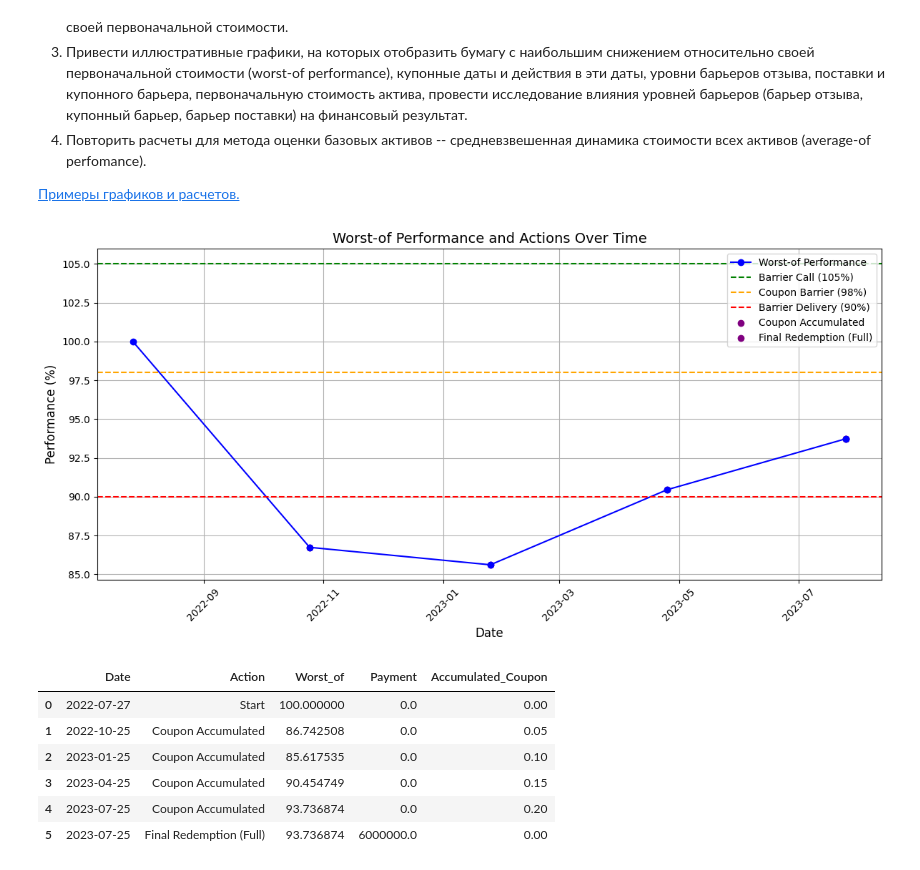
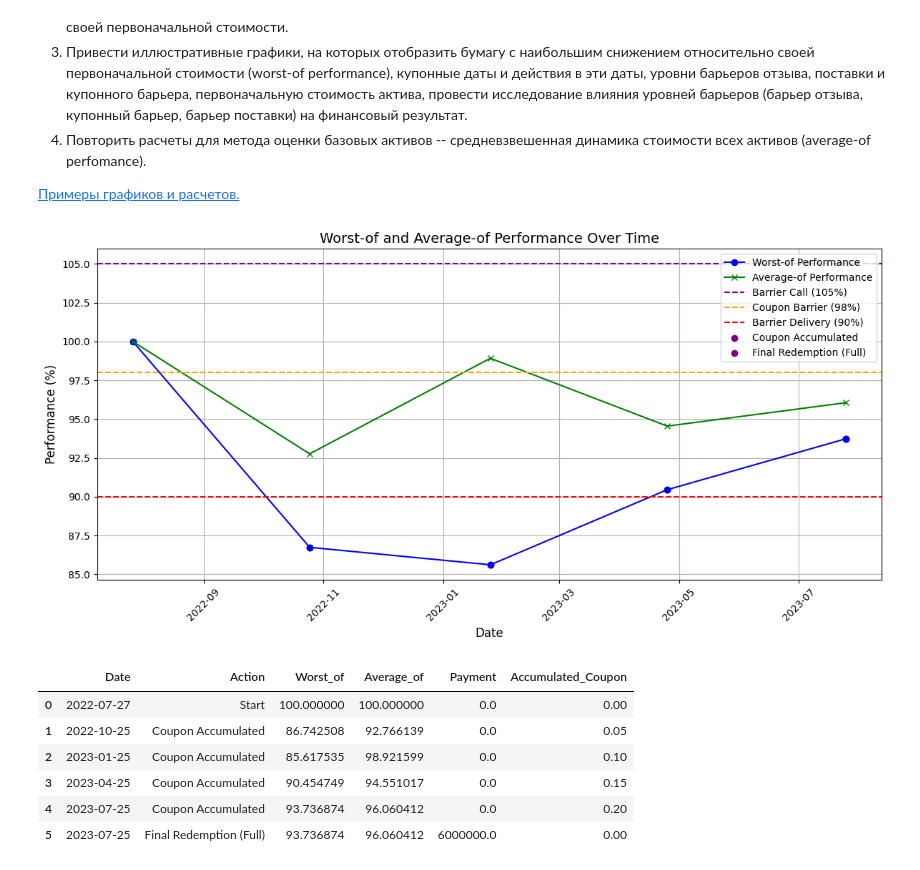
Before and after one commit to MiromanovDaniil/GSFP-labs, a Jupyter notebook: Lab_final_GSFP.ipynb, the cells around one changed output. Cells and saved outputs as stored; diff of their text form; code cells hidden in the pictures.

```diff
--- a/Lab_final_GSFP.ipynb
+++ b/Lab_final_GSFP.ipynb
@@ -45,7 +45,7 @@ def generate_prices(num_assets, dates, initial_price):
         initial_price (float): Initial price for all assets.
 
     Returns:
-        pd.DataFrame: Price data with an additional column for Worst-of Performance.
+        pd.DataFrame: Price data with additional columns for Worst-of and Average-of Performance.
     """
     np.random.seed(42)  # For reproducibility
     prices = pd.DataFrame(
@@ -55,6 +55,7 @@ def generate_prices(num_assets, dates, initial_price):
     )
     prices.iloc[0, :] = initial_price  # Set initial price at launch date
     prices["Worst_of"] = prices.min(axis=1)  # Calculate worst-of performance
+    prices["Average_of"] = prices.mean(axis=1)  # Calculate average-of performance
     return prices
 
 def calculate_autocall(prices, barrier_call, barrier_coupon, barrier_delivery, coupon_rate, invest_amount):
@@ -62,7 +63,7 @@ def calculate_autocall(prices, barrier_call, barrier_coupon, barrier_delivery, c
     Calculate payments and actions for the autocallable product.
 
     Parameters:
-        prices (pd.DataFrame): Price data including Worst-of Performance.
+        prices (pd.DataFrame): Price data including Worst-of and Average-of Performance.
         barrier_call (float): Call barrier (%).
         barrier_coupon (float): Coupon barrier (%).
         barrier_delivery (float): Delivery barrier (%).
@@ -70,7 +71,7 @@ def calculate_autocall(prices, barrier_call, barrier_coupon, barrier_delivery, c
         invest_amount (float): Investment amount.
 
     Returns:
-        pd.DataFrame: Results of payments and actions over time.
+        pd.DataFrame: Results of payments and actions over time, including Worst-of and Average-of Performance.
     """
     results = []
     accumulated_coupon = 0
@@ -78,12 +79,14 @@ def calculate_autocall(prices, barrier_call, barrier_coupon, barrier_delivery, c
 
     for i, (date, row) in enumerate(prices.iterrows()):
         worst_of = row["Worst_of"]
+        average_of = row["Average_of"]
 
         if i == 0:  # Start date
             results.append({
                 "Date": date,
                 "Action": "Start",
                 "Worst_of": worst_of,
+                "Average_of": average_of,
                 "Payment": 0,
                 "Accumulated_Coupon": 0
             })
@@ -94,6 +97,7 @@ def calculate_autocall(prices, barrier_call, barrier_coupon, barrier_delivery, c
                 "Date": date,
                 "Action": "Terminated",
                 "Worst_of": worst_of,
+                "Average_of": average_of,
                 "Payment": 0,
                 "Accumulated_Coupon": accumulated_coupon
             })
@@ -105,6 +109,7 @@ def calculate_autocall(prices, barrier_call, barrier_coupon, barrier_delivery, c
                 "Date": date,
                 "Action": "Early Redemption",
                 "Worst_of": worst_of,
+                "Average_of": average_of,
                 "Payment": payment,
                 "Accumulated_Coupon": 0
             })
@@ -116,6 +121,7 @@ def calculate_autocall(prices, barrier_call, barrier_coupon, barrier_delivery, c
                 "Date": date,
                 "Action": "Coupon Paid",
                 "Worst_of": worst_of,
+                "Average_of": average_of,
                 "Payment": payment,
                 "Accumulated_Coupon": 0
             })
@@ -125,6 +131,7 @@ def calculate_autocall(prices, barrier_call, barrier_coupon, barrier_delivery, c
                 "Date": date,
                 "Action": "Coupon Accumulated",
                 "Worst_of": worst_of,
+                "Average_of": average_of,
                 "Payment": 0,
                 "Accumulated_Coupon": accumulated_coupon
             })
@@ -132,6 +139,7 @@ def calculate_autocall(prices, barrier_call, barrier_coupon, barrier_delivery, c
     # Final redemption
     if not is_terminated:
         final_worst_of = prices.loc[prices.index[-1], "Worst_of"]
+        final_average_of = prices.loc[prices.index[-1], "Average_of"]
         if final_worst_of >= barrier_delivery:
             payment = (1 + accumulated_coupon) * invest_amount
             action = "Final Redemption (Full)"
@@ -142,18 +150,20 @@ def calculate_autocall(prices, barrier_call, barrier_coupon, barrier_delivery, c
             "Date": prices.index[-1],
             "Action": action,
             "Worst_of": final_worst_of,
+            "Average_of": final_average_of,
             "Payment": payment,
             "Accumulated_Coupon": 0
         })
 
     return pd.DataFrame(results)
 
+
 def plot_results(prices, results, barrier_call, barrier_coupon, barrier_delivery):
     """
-    Plot the Worst-of Performance and actions over time.
+    Plot the Worst-of and Average-of Performance along with actions over time.
 
     Parameters:
-        prices (pd.DataFrame): Price data including Worst-of Performance.
+        prices (pd.DataFrame): Price data including Worst-of and Average-of Performance.
         results (pd.DataFrame): Results of actions and payments.
         barrier_call (float): Call barrier (%).
         barrier_coupon (float): Coupon barrier (%).
@@ -161,43 +171,45 @@ def plot_results(prices, results, barrier_call, barrier_coupon, barrier_delivery
     """
     plt.figure(figsize=(12, 6))
 
-    # Plot Worst-of Performance
+    # Plot Worst-of and Average-of Performance
     plt.plot(prices.index, prices["Worst_of"], label="Worst-of Performance", marker='o', color='blue')
+    plt.plot(prices.index, prices["Average_of"], label="Average-of Performance", marker='x', color='green')
 
     # Plot barriers
-    plt.axhline(y=barrier_call, color='green', linestyle='--', label="Barrier Call (105%)")
+    plt.axhline(y=barrier_call, color='purple', linestyle='--', label="Barrier Call (105%)")
     plt.axhline(y=barrier_coupon, color='orange', linestyle='--', label="Coupon Barrier (98%)")
     plt.axhline(y=barrier_delivery, color='red', linestyle='--', label="Barrier Delivery (90%)")
 
     # Mark actions
     for _, row in results.iterrows():
         action = row["Action"]
         date = row["Date"]
         worst_of = row["Worst_of"]
         if action.startswith("Coupon") or "Redemption" in action:
             plt.scatter(date, worst_of, color='purple', label=action if action not in plt.gca().get_legend_handles_labels()[1] else "")
 
     # Configure plot
-    plt.title("Worst-of Performance and Actions Over Time", fontsize=14)
+    plt.title("Worst-of and Average-of Performance Over Time", fontsize=14)
     plt.xlabel("Date", fontsize=12)
     plt.ylabel("Performance (%)", fontsize=12)
     plt.legend()
     plt.grid(True)
     plt.xticks(rotation=45)
     plt.tight_layout()
     plt.show()
 
 # Main execution
 prices = generate_prices(NUM_ASSETS, DATES, INITIAL_PRICE)
 results = calculate_autocall(prices, BARRIER_CALL, BARRIER_COUPON, BARRIER_DELIVERY, COUPON_RATE, INVEST_AMOUNT)
+
 plot_results(prices, results, BARRIER_CALL, BARRIER_COUPON, BARRIER_DELIVERY)
 results
 # %% [output]
-[figure, old version]
+[figure, new version]
-|  | Date | Action | Worst_of | Payment | Accumulated_Coupon |
-| 0 | 2022-07-27 | Start | 100.000000 | 0.0 | 0.00 |
-| 1 | 2022-10-25 | Coupon Accumulated | 86.742508 | 0.0 | 0.05 |
-| 2 | 2023-01-25 | Coupon Accumulated | 85.617535 | 0.0 | 0.10 |
-| 3 | 2023-04-25 | Coupon Accumulated | 90.454749 | 0.0 | 0.15 |
-| 4 | 2023-07-25 | Coupon Accumulated | 93.736874 | 0.0 | 0.20 |
-| 5 | 2023-07-25 | Final Redemption (Full) | 93.736874 | 6000000.0 | 0.00 |
+|  | Date | Action | Worst_of | Average_of | Payment | Accumulated_Coupon |
+| 0 | 2022-07-27 | Start | 100.000000 | 100.000000 | 0.0 | 0.00 |
+| 1 | 2022-10-25 | Coupon Accumulated | 86.742508 | 92.766139 | 0.0 | 0.05 |
+| 2 | 2023-01-25 | Coupon Accumulated | 85.617535 | 98.921599 | 0.0 | 0.10 |
+| 3 | 2023-04-25 | Coupon Accumulated | 90.454749 | 94.551017 | 0.0 | 0.15 |
+| 4 | 2023-07-25 | Coupon Accumulated | 93.736874 | 96.060412 | 0.0 | 0.20 |
+| 5 | 2023-07-25 | Final Redemption (Full) | 93.736874 | 96.060412 | 6000000.0 | 0.00 |
```
Also changed, not shown: 1 other file.
